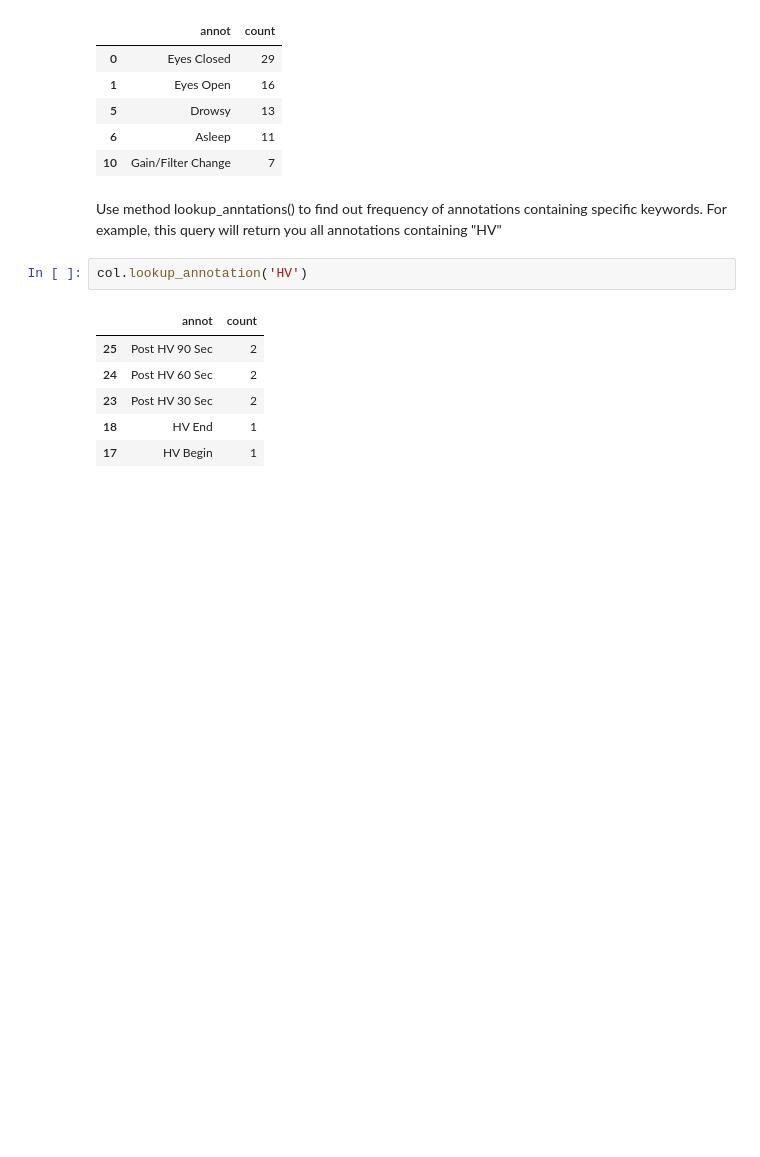
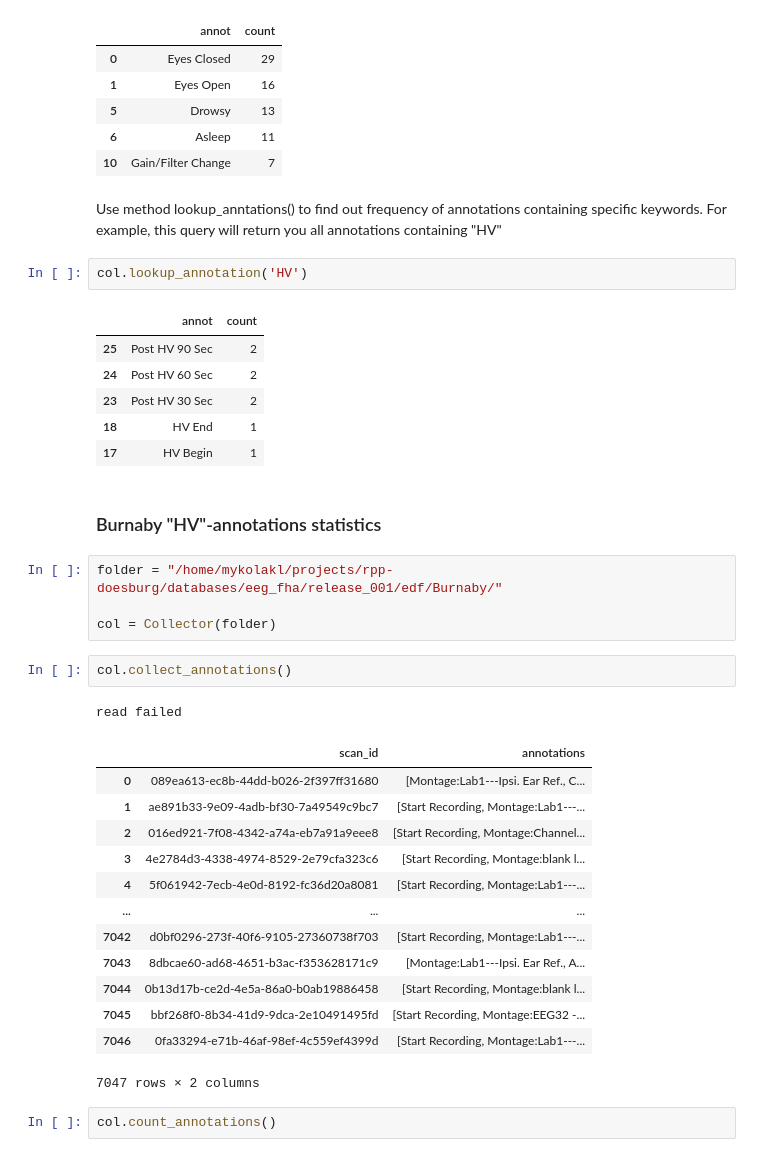
Before and after one commit to catvasily/eegfhabrainage, a Jupyter notebook: annotations/collect_annotations_demo.ipynb, the cells around one changed output. Drawn from its saved outputs; the diff is of its cells as text; blank space fills up the shorter version.

```diff
--- a/annotations/collect_annotations_demo.ipynb
+++ b/annotations/collect_annotations_demo.ipynb
@@ -67,3 +69,28 @@ col.lookup_annotation('HV')
 | 23 | Post HV 30 Sec | 2 |
 | 18 | HV End | 1 |
 | 17 | HV Begin | 1 |
+# %% [markdown]
+### Burnaby "HV"-annotations statistics
+# %%
+folder = "/home/mykolakl/projects/rpp-doesburg/databases/eeg_fha/release_001/edf/Burnaby/"
+
+col = Collector(folder)
+# %%
+col.collect_annotations()
+# %% [output]
+read failed
+|  | scan_id | annotations |
+| 0 | 089ea613-ec8b-44dd-b026-2f397ff31680 | [Montage:Lab1---Ipsi. Ear Ref., C... |
+| 1 | ae891b33-9e09-4adb-bf30-7a49549c9bc7 | [Start Recording, Montage:Lab1---... |
+| 2 | 016ed921-7f08-4342-a74a-eb7a91a9eee8 | [Start Recording, Montage:Channel... |
+| 3 | 4e2784d3-4338-4974-8529-2e79cfa323c6 | [Start Recording, Montage:blank l... |
+| 4 | 5f061942-7ecb-4e0d-8192-fc36d20a8081 | [Start Recording, Montage:Lab1---... |
+| ... | ... | ... |
+| 7042 | d0bf0296-273f-40f6-9105-27360738f703 | [Start Recording, Montage:Lab1---... |
+| 7043 | 8dbcae60-ad68-4651-b3ac-f353628171c9 | [Montage:Lab1---Ipsi. Ear Ref., A... |
+| 7044 | 0b13d17b-ce2d-4e5a-86a0-b0ab19886458 | [Start Recording, Montage:blank l... |
+| 7045 | bbf268f0-8b34-41d9-9dca-2e10491495fd | [Start Recording, Montage:EEG32 -... |
+| 7046 | 0fa33294-e71b-46af-98ef-4c559ef4399d | [Start Recording, Montage:Lab1---... |
+7047 rows × 2 columns
+# %%
+col.count_annotations()
```
Also changed, not shown: parts of 13 cells of this notebook.
